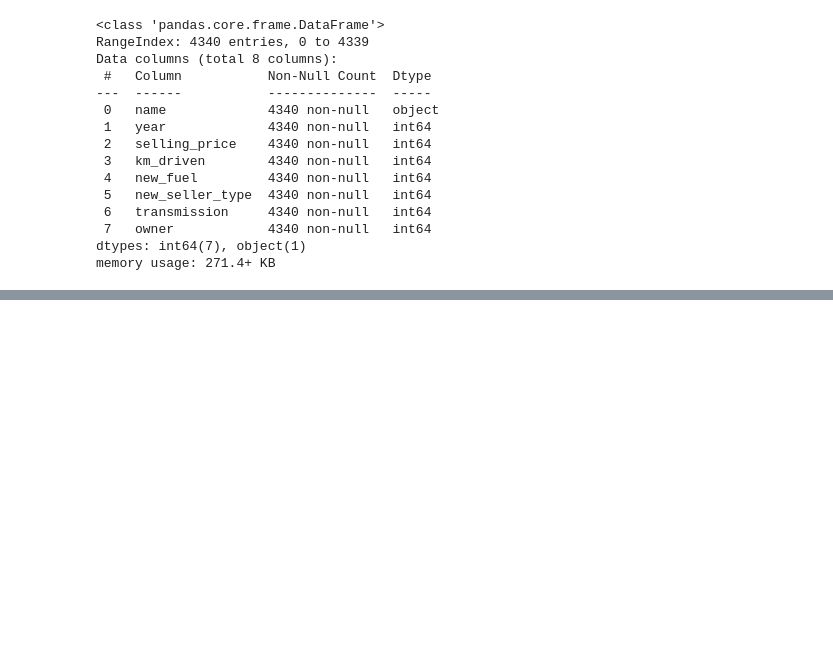
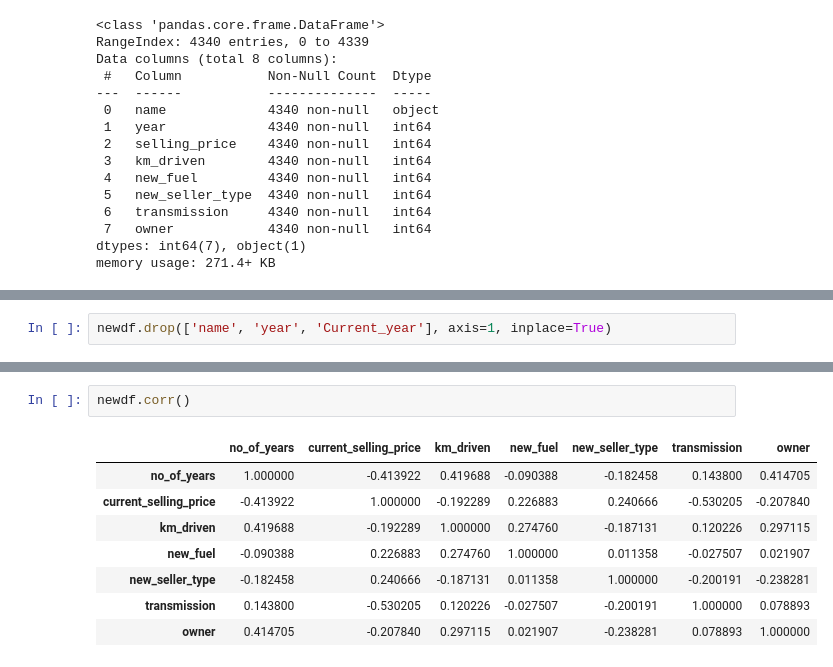
Before and after one commit to sujataprasad01/ML-Price-Prediction-of-Used-Cars-Decision-Tree-, a Jupyter notebook: Decision_Tree_Regression_(Price_Prediction_of_Used_Cars).ipynb, the cells around one changed output, grey strips where cells are left out. Saved outputs shown, nothing was run; the diff lists cells and outputs as text; blank space fills up the shorter version.

```diff
--- a/Decision_Tree_Regression_(Price_Prediction_of_Used_Cars).ipynb
+++ b/Decision_Tree_Regression_(Price_Prediction_of_Used_Cars).ipynb
@@ -420,0 +511,2 @@ memory usage: 271.4+ KB
+# %%
+newdf.drop(['name', 'year', 'Current_year'], axis=1, inplace=True)
@@ -420,0 +539,11 @@ memory usage: 271.4+ KB
+# %%
+newdf.corr()
+# %% [output]
+|  | no_of_years | current_selling_price | km_driven | new_fuel | new_seller_type | transmission | owner |
+| no_of_years | 1.000000 | -0.413922 | 0.419688 | -0.090388 | -0.182458 | 0.143800 | 0.414705 |
+| current_selling_price | -0.413922 | 1.000000 | -0.192289 | 0.226883 | 0.240666 | -0.530205 | -0.207840 |
+| km_driven | 0.419688 | -0.192289 | 1.000000 | 0.274760 | -0.187131 | 0.120226 | 0.297115 |
+| new_fuel | -0.090388 | 0.226883 | 0.274760 | 1.000000 | 0.011358 | -0.027507 | 0.021907 |
+| new_seller_type | -0.182458 | 0.240666 | -0.187131 | 0.011358 | 1.000000 | -0.200191 | -0.238281 |
+| transmission | 0.143800 | -0.530205 | 0.120226 | -0.027507 | -0.200191 | 1.000000 | 0.078893 |
+| owner | 0.414705 | -0.207840 | 0.297115 | 0.021907 | -0.238281 | 0.078893 | 1.000000 |
```
Also changed, not shown: parts of 15 cells of this notebook.
